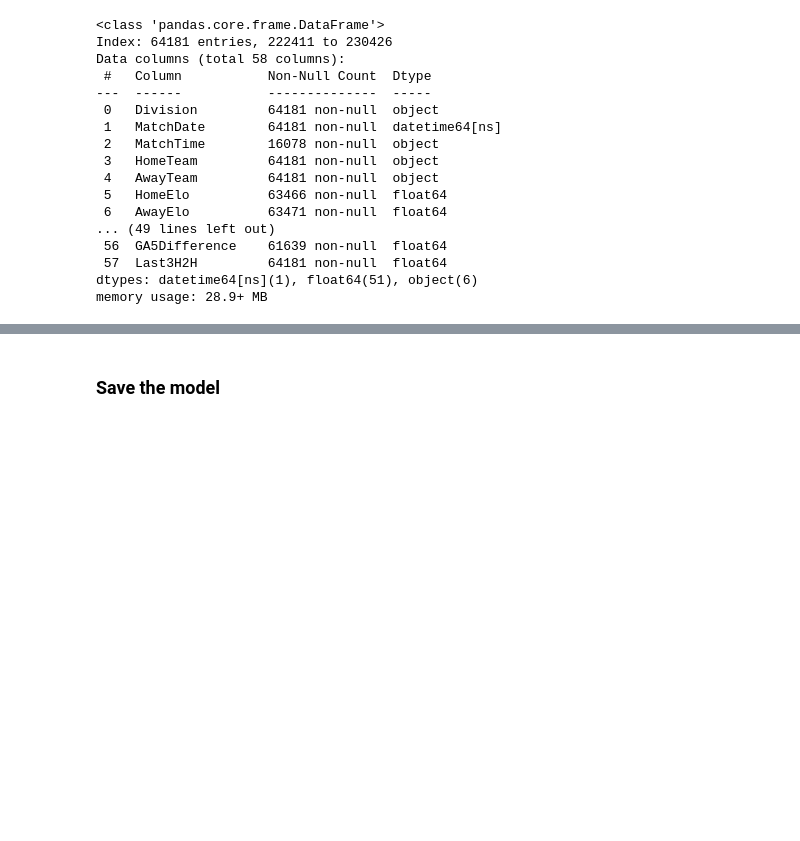
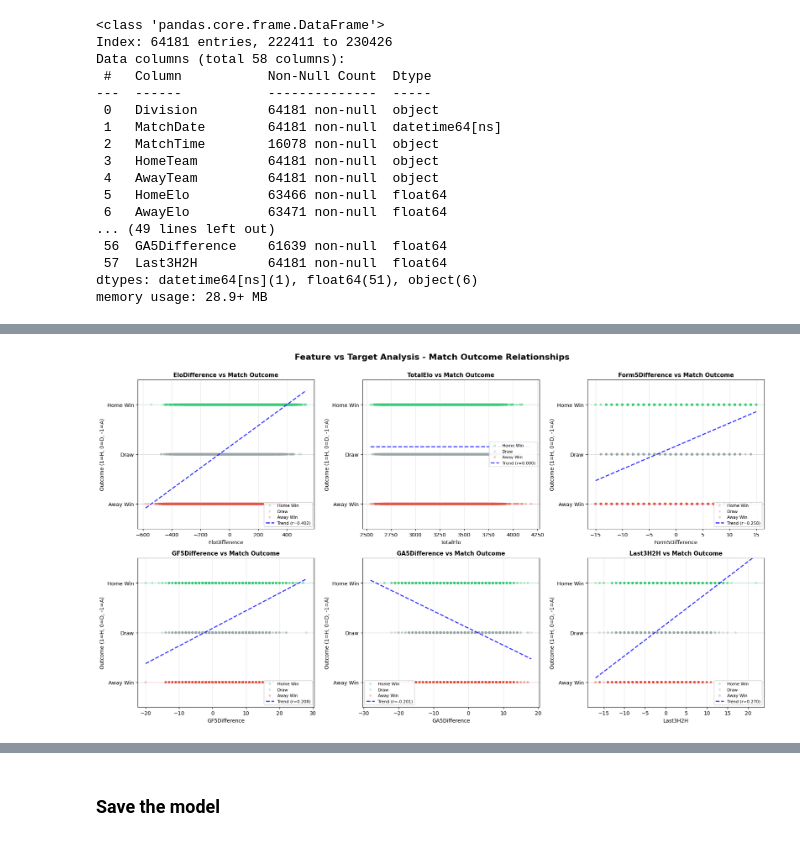
Before and after one commit to jordiestevee/Football-Outcome-Predictor, a Jupyter notebook: datawrangling&model.ipynb, the cells around one changed output, grey strips where cells are left out. Saved outputs shown, nothing was run; the diff lists cells and outputs as text; code cells hidden in the pictures; blank space fills up the shorter version.

```diff
--- a/datawrangling&model.ipynb
+++ b/datawrangling&model.ipynb
@@ -525,13 +379,10 @@ Duplicate rows: 0
 # %%
-# 4. Check target variable distribution
-print("\n\n4️⃣  TARGET VARIABLE DISTRIBUTION")
-print("-" * 100)
 target_dist = df_clean['FTResult'].value_counts()
 target_pct = df_clean['FTResult'].value_counts(normalize=True) * 100
 
 for result in ['H', 'D', 'A']:
     count = target_dist.get(result, 0)
     pct = target_pct.get(result, 0)
-    label = '🏠 Home Win' if result == 'H' else '🤝 Draw' if result == 'D' else '✈️ Away Win'
+    label = 'Home Win' if result == 'H' else ' Draw' if result == 'D' else 'Away Win'
     print(f"{label}: {count:,} matches ({pct:.1f}%)")
 # %% [output]
@@ -683,0 +530,74 @@ Based on the feature set quality:
+# %%
+# Feature vs Target Analysis
+# Encode target for correlation analysis
+target_encoded = df_clean['FTResult'].map({'H': 1, 'D': 0, 'A': -1})
+
+# Select numeric features (exclude identifiers and odds)
+features = [
+    'EloDifference', 'TotalElo', 'Form5Difference',
+    'GF5Difference', 'GA5Difference', 'Last3H2H'
+]
+
+n_cols = 3
+n_rows = (len(features) + n_cols - 1) // n_cols
+
+fig, axes = plt.subplots(n_rows, n_cols, figsize=(n_cols * 6, n_rows * 5))
+axes = axes.flatten()
+
+# Plot each feature against the target variable
+for i, feature in enumerate(features):
+    ax = axes[i]
+
+    # Create scatter plot with color coding for match result
+    for result, color, label in [('H', '#2ecc71', 'Home Win'),
+                                   ('D', '#95a5a6', 'Draw'),
+                                   ('A', '#e74c3c', 'Away Win')]:
+        mask = df_clean['FTResult'] == result
+        ax.scatter(df_clean.loc[mask, feature],
+                  target_encoded[mask],
+                  alpha=0.3, s=20, c=color, label=label, edgecolors='none')
+
+    # Add horizontal lines for each outcome
+    ax.axhline(y=1, color='#2ecc71', linestyle='--', linewidth=1, alpha=0.3)
+    ax.axhline(y=0, color='#95a5a6', linestyle='--', linewidth=1, alpha=0.3)
+    ax.axhline(y=-1, color='#e74c3c', linestyle='--', linewidth=1, alpha=0.3)
+
+    # Calculate correlation
+    correlation = df_clean[feature].corr(target_encoded)
+
+    # Add trend line
+    z = np.polyfit(df_clean[feature].dropna(), target_encoded.dropna(), 1)
+    p = np.poly1d(z)
+    x_trend = np.linspace(df_clean[feature].min(), df_clean[feature].max(), 100)
+    ax.plot(x_trend, p(x_trend), "b--", linewidth=2, alpha=0.8, label=f'Trend (r={correlation:.3f})')
+
+    ax.set_title(f'{feature} vs Match Outcome', fontweight='bold', fontsize=11)
+    ax.set_xlabel(feature, fontsize=10)
+    ax.set_ylabel('Outcome (1=H, 0=D, -1=A)', fontsize=10)
+    ax.set_ylim(-1.5, 1.5)
+    ax.set_yticks([-1, 0, 1])
+    ax.set_yticklabels(['Away Win', 'Draw', 'Home Win'])
+    ax.legend(fontsize=8, loc='best', framealpha=0.9)
+    ax.grid(alpha=0.3)
+
+# Hide any unused subplots
+for j in range(i + 1, len(axes)):
+    fig.delaxes(axes[j])
+
+fig.suptitle('Feature vs Target Analysis - Match Outcome Relationships',
+             fontsize=16, fontweight='bold', y=1.00)
+fig.tight_layout()
+plt.show()
+
+# Print correlation analysis
+print("\nCorrelation with Match Outcome (1=Home Win, 0=Draw, -1=Away Win):")
+
+correlations = {}
+for feature in features:
+    corr = df_clean[feature].corr(target_encoded)
+    correlations[feature] = corr
+
+
+    print(f"{feature:20s}: {corr:>7.4f}")
+# %% [output]
+[figure, added]
```
Also changed, not shown: parts of 57 cells of this notebook, 3 other files.
